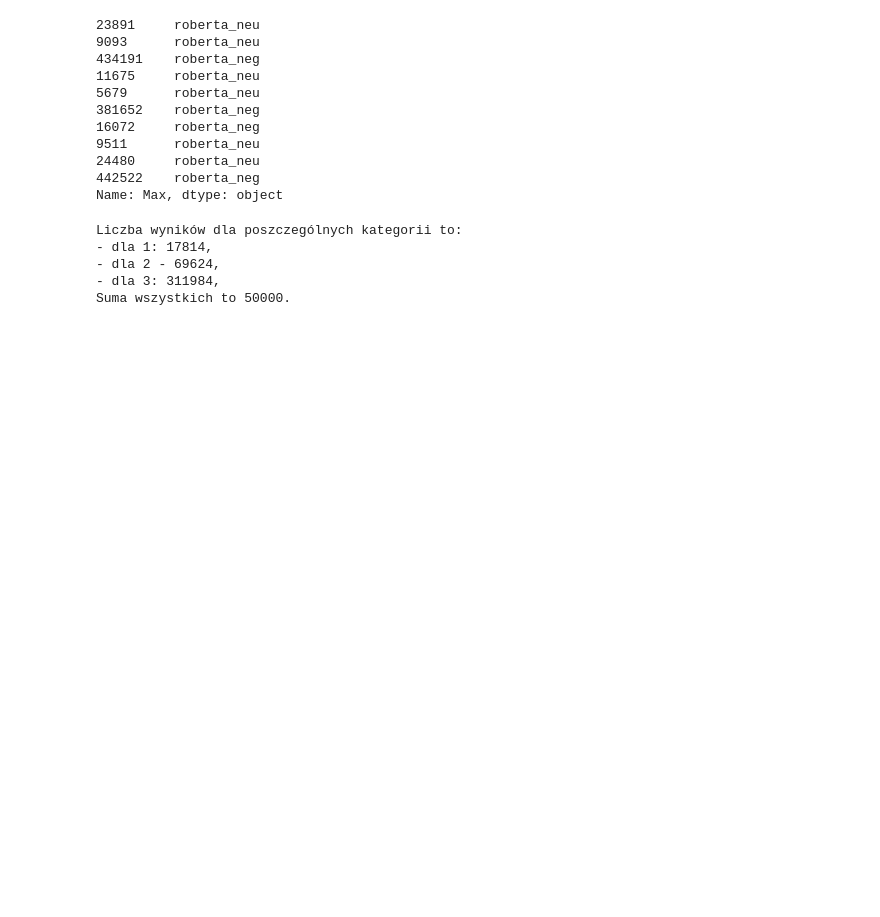
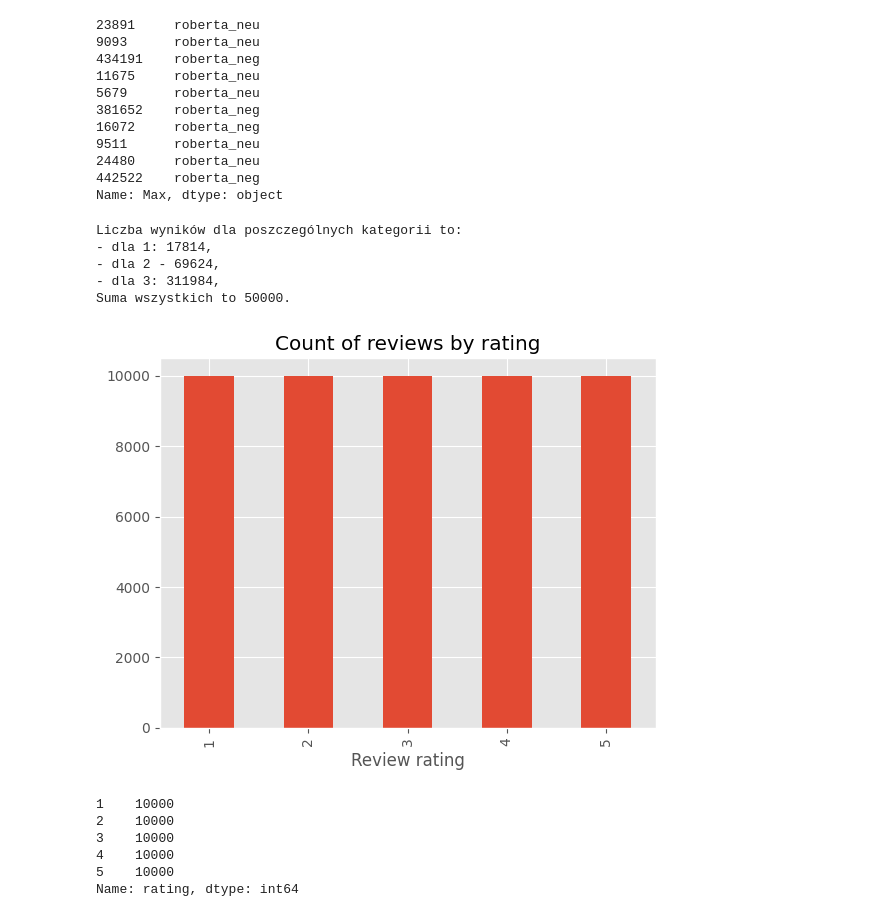
Before and after one commit to kath92/data_analysis, a Jupyter notebook: VADER__RoBERTa.ipynb, the cells around one changed output. Drawn from its saved outputs; the diff is of its cells as text; code cells hidden in the pictures; blank space fills up the shorter version.

```diff
--- a/VADER__RoBERTa.ipynb
+++ b/VADER__RoBERTa.ipynb
@@ -757,0 +755,18 @@ len(neg_rating)
+# %%
+# Graficzne sprawdzenie ile w kopii zestawu jest poszczególnych ocen
+ax = copy_df["rating"].value_counts().sort_index().plot(kind="bar",\
+                                              title="Count of reviews by rating")
+ax.set_xlabel("Review rating")
+plt.show()
+# %% [output]
+[figure, added]
+# %%
+# Sprawdzenie ile w kopii zestawu jest poszczególnych ocen
+copy_df["rating"].value_counts()
+# %% [output]
+1    10000
+2    10000
+3    10000
+4    10000
+5    10000
+Name: rating, dtype: int64
```
Also changed, not shown: parts of 3 cells of this notebook.
